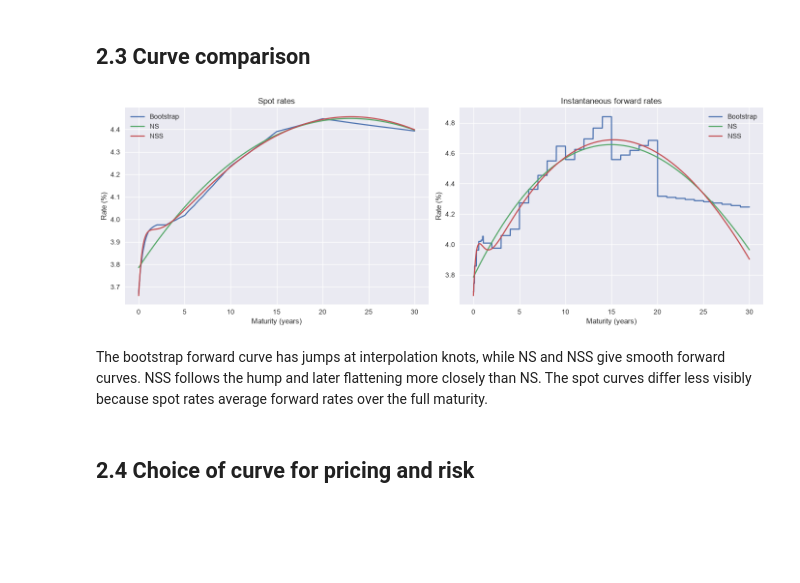
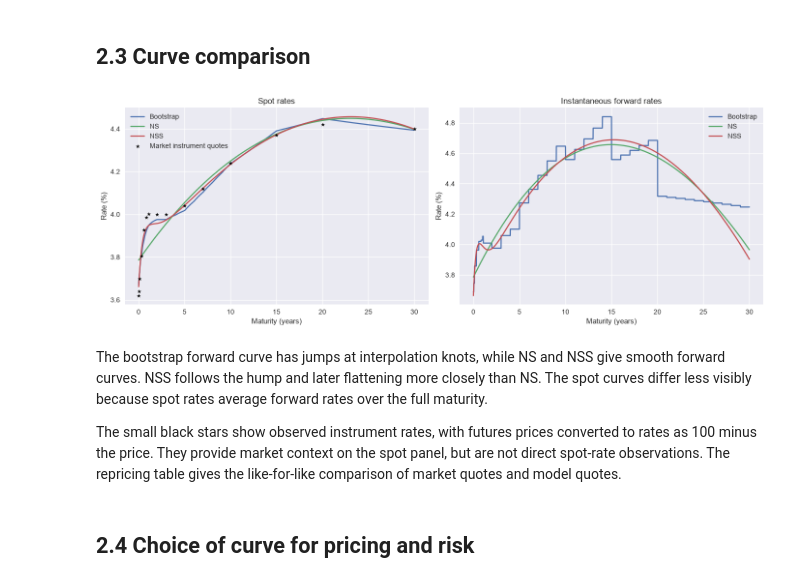
Before and after one commit to RomainFast121/IRCRM_project, a Jupyter notebook: project_2026.ipynb, the cells around one changed output. Drawn from its saved outputs; the diff is of its cells as text; code cells hidden in the pictures; blank space fills up the shorter version.

Commit message:
marked quote added

```diff
--- a/project_2026.ipynb
+++ b/project_2026.ipynb
@@ -485,29 +485,38 @@ The NSS curve has the smaller yield RMSE (1.3354 bp versus 5.5766 bp for NS). It
 # %%
 def ns_forward(t, theta):
     b0, b1, b2, a = theta
     return b0 + b1 * np.exp(-a * t) + b2 * a * t * np.exp(-a * t)
 
 def nss_forward(t, theta):
     b0, b1, b2, b3, a1, a2 = theta
     return (b0 + b1 * np.exp(-a1 * t) + b2 * a1 * t * np.exp(-a1 * t)
             + b3 * a2 * t * np.exp(-a2 * t))
 
 fig, axes = plt.subplots(1, 2, figsize=(14, 5))
 curves = [('Bootstrap', spot_grid, fwd_grid),
           ('NS', ns_yield(tau_grid, theta_ns), ns_forward(tau_grid, theta_ns)),
           ('NSS', nss_yield(tau_grid, theta_nss), nss_forward(tau_grid, theta_nss))]
 for label, spot, forward in curves:
     axes[0].plot(tau_grid, 100 * spot, label=label)
     axes[1].plot(tau_grid, 100 * forward, label=label)
+# Market instrument rates, shown as reference points on the spot panel
+market_maturities = [act365(t0, pd.Timestamp(inst.end)) for inst in insts]
+market_rates = [100 - inst.quote if inst.type in ('SR1', 'SR3') else inst.quote
+                for inst in insts]
+axes[0].scatter(market_maturities, market_rates, color='black', marker='*',
+                s=28, label='Market instrument quotes', zorder=4)
+
 for ax, title in zip(axes, ['Spot rates', 'Instantaneous forward rates']):
     ax.set(title=title, xlabel='Maturity (years)', ylabel='Rate (%)')
     ax.legend()
 plt.tight_layout()
 plt.show()
 # %% [output]
-[figure, old version]
+[figure, new version]
 # %% [markdown]
 The bootstrap forward curve has jumps at interpolation knots, while NS and NSS give smooth forward curves. NSS follows the hump and later flattening more closely than NS. The spot curves differ less visibly because spot rates average forward rates over the full maturity.
+
+The small black stars show observed instrument rates, with futures prices converted to rates as 100 minus the price. They provide market context on the spot panel, but are not direct spot-rate observations. The repricing table gives the like-for-like comparison of market quotes and model quotes.
 # %% [markdown]
 ## 2.4 Choice of curve for pricing and risk
 # %% [markdown]
```
Also changed, not shown: parts of 1 cell of this notebook.
